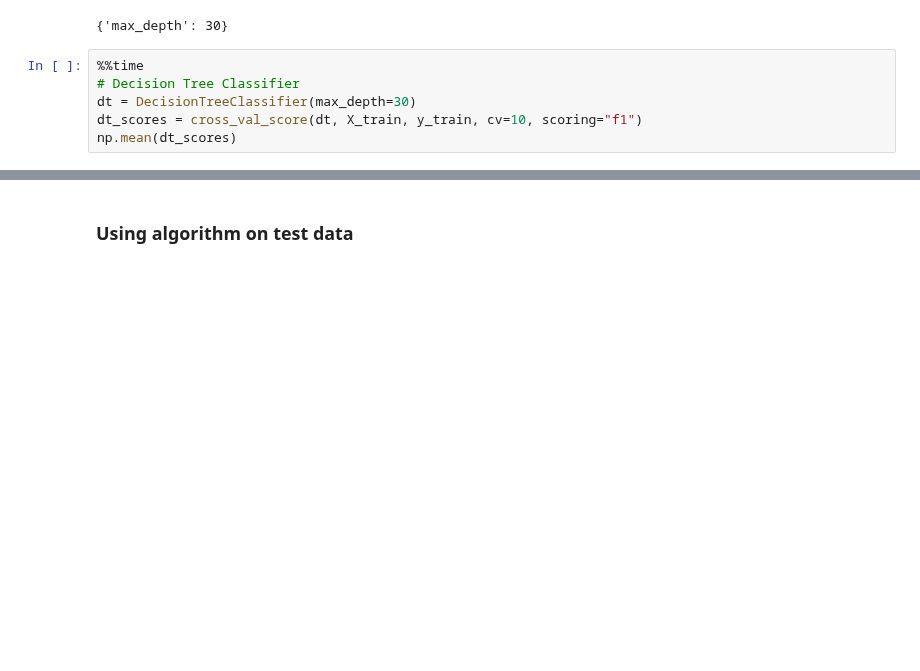
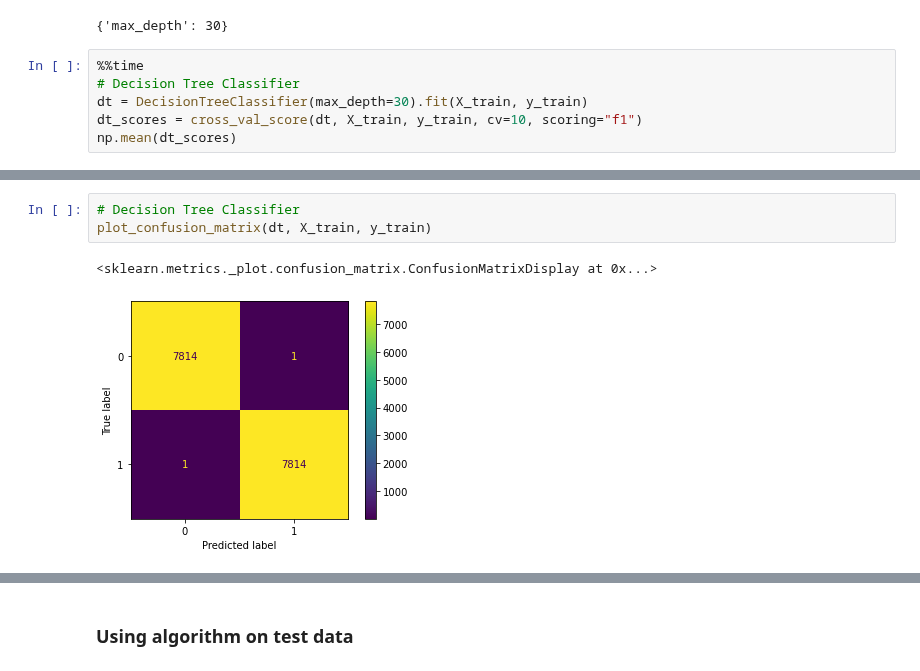
Before and after one commit to lognorman20/spotify_recommender, a Jupyter notebook: model_creation.ipynb, the cells around one changed output, grey strips where cells are left out. Drawn from its saved outputs; the diff is of its cells as text; blank space fills up the shorter version.

```diff
--- a/model_creation.ipynb
+++ b/model_creation.ipynb
@@ -169,7 +177,7 @@ dtc.named_steps['CV'].best_params_
 # %%
 %%time
 # Decision Tree Classifier
-dt = DecisionTreeClassifier(max_depth=30)
+dt = DecisionTreeClassifier(max_depth=30).fit(X_train, y_train)
 dt_scores = cross_val_score(dt, X_train, y_train, cv=10, scoring="f1")
 np.mean(dt_scores)
 # %% [output]
@@ -179,3 +187,9 @@ Wall time: 1.58 s
+# %%
+# Decision Tree Classifier
+plot_confusion_matrix(dt, X_train, y_train)
+# %% [output]
+<sklearn.metrics._plot.confusion_matrix.ConfusionMatrixDisplay at 0x...>
+[figure, added]
 # %%
 %%time
 # Hyperparameter optimization of RandomForestClassifier
```
Also changed, not shown: parts of 17 cells of this notebook.
